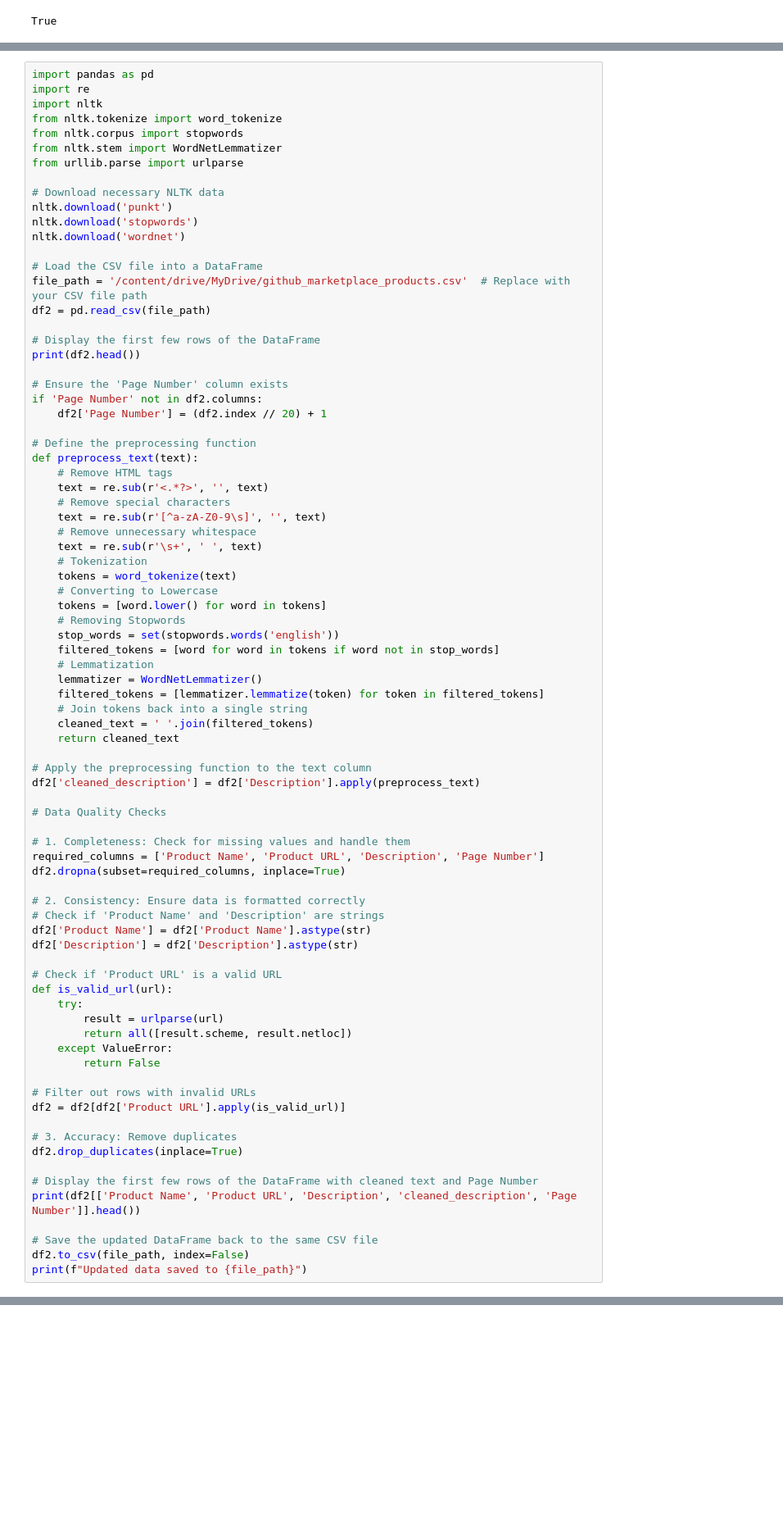
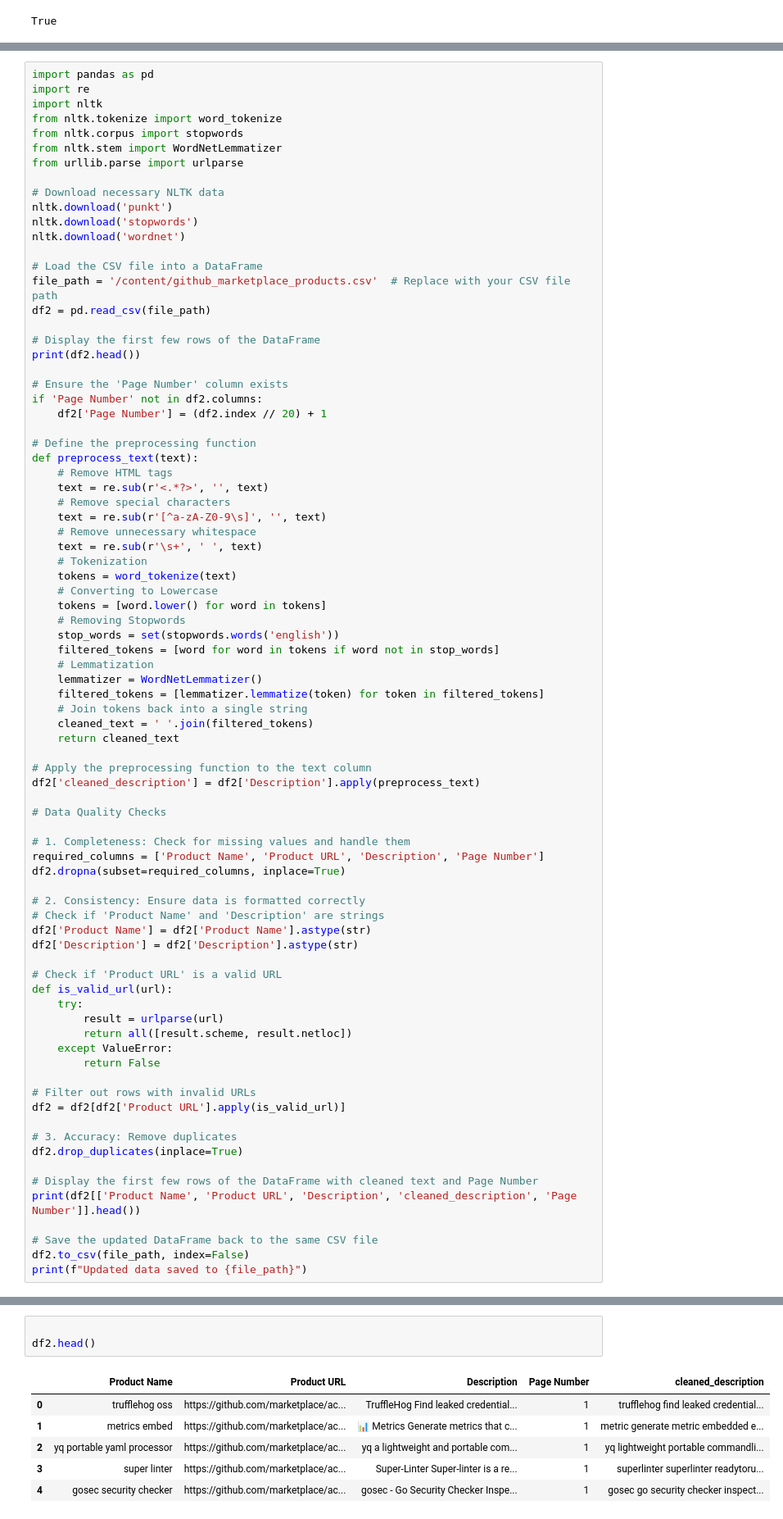
Before and after one commit to Snehareddy0504/Sneha_INFO5731_Spring2025, a Jupyter notebook: INFO5731_Assignment_2_2.ipynb, the cells around one changed output, grey strips where cells are left out. Shown at 82% size. Cells and saved outputs as stored; diff of their text form; blank space fills up the shorter version.

```diff
--- a/INFO5731_Assignment_2_2.ipynb
+++ b/INFO5731_Assignment_2_2.ipynb
@@ -760,7 +771,7 @@ nltk.download('stopwords')
 nltk.download('wordnet')
 
 # Load the CSV file into a DataFrame
-file_path = '/content/drive/MyDrive/github_marketplace_products.csv'  # Replace with your CSV file path
+file_path = '/content/github_marketplace_products.csv'  # Replace with your CSV file path
 df2 = pd.read_csv(file_path)
 
 # Display the first few rows of the DataFrame
@@ -888,3 +864,13 @@ Cleaned data saved to: /content/drive/MyDrive/github_marketplace_products_cleane
+# %%
+
+df2.head()
+# %% [output]
+|  | Product Name | Product URL | Description | Page Number | cleaned_description |
+| 0 | trufflehog oss | https://github.com/marketplace/ac... | TruffleHog Find leaked credential... | 1 | trufflehog find leaked credential... |
+| 1 | metrics embed | https://github.com/marketplace/ac... | 📊 Metrics Generate metrics that c... | 1 | metric generate metric embedded e... |
+| 2 | yq portable yaml processor | https://github.com/marketplace/ac... | yq a lightweight and portable com... | 1 | yq lightweight portable commandli... |
+| 3 | super linter | https://github.com/marketplace/ac... | Super-Linter Super-linter is a re... | 1 | superlinter superlinter readytoru... |
+| 4 | gosec security checker | https://github.com/marketplace/ac... | gosec - Go Security Checker Inspe... | 1 | gosec go security checker inspect... |
 # %% [markdown]
 #Question 5 (20 points)
 
```
Also changed, not shown: parts of 4 cells of this notebook.
